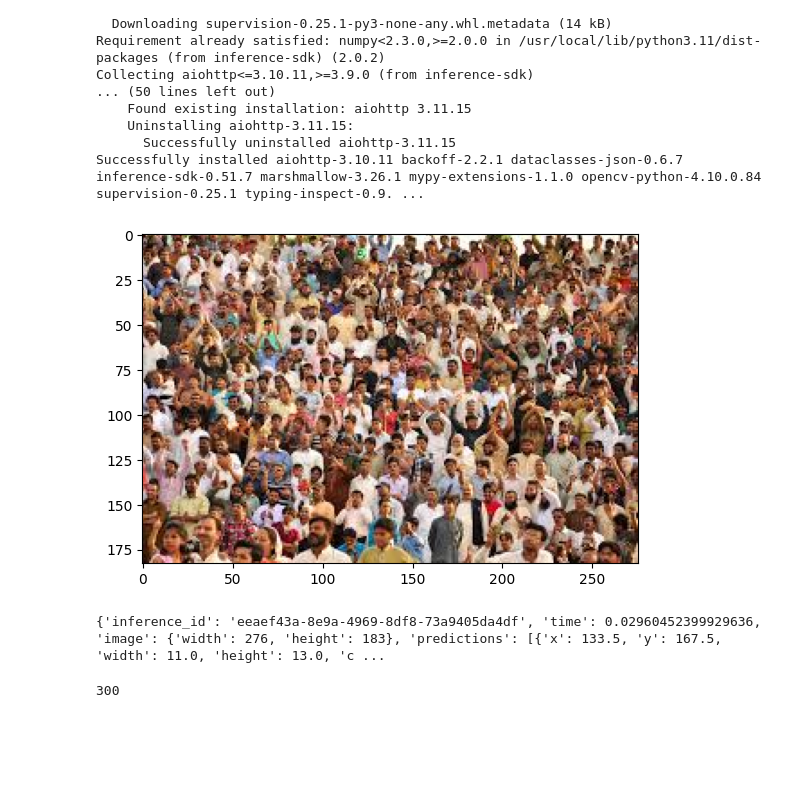
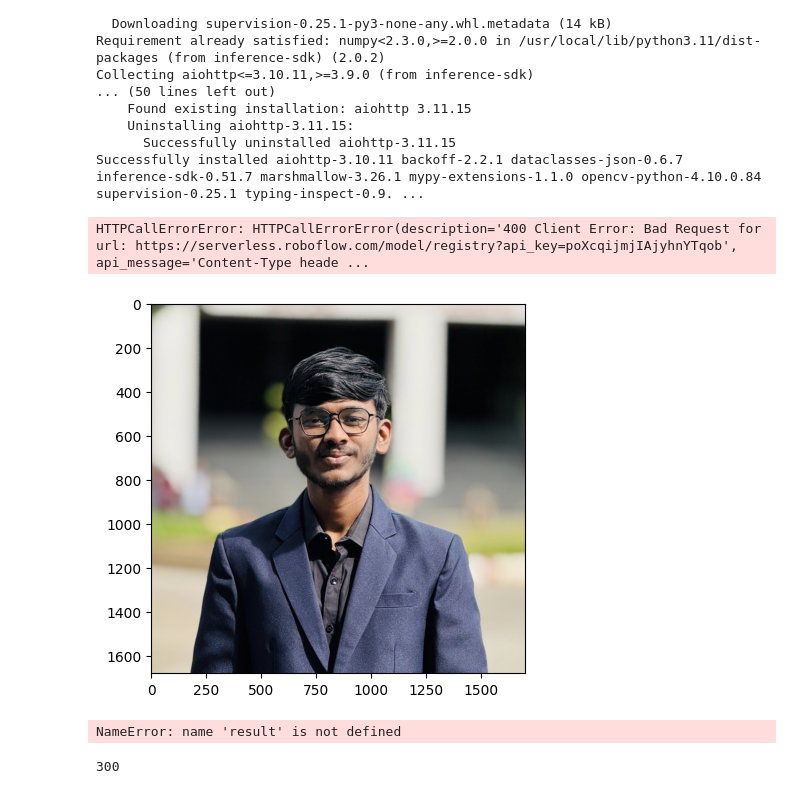
Before and after one commit to RohanSali/Drone-Surveillance-System, a Jupyter notebook: Notebooks/Roboflow_Crowd_Detection.ipynb, the cells around one changed output. Cells and saved outputs as stored; diff of their text form; code cells hidden in the pictures; blank space fills up the shorter version.

```diff
--- a/Notebooks/Roboflow_Crowd_Detection.ipynb
+++ b/Notebooks/Roboflow_Crowd_Detection.ipynb
@@ -21,22 +21,23 @@ Successfully installed aiohttp-3.10.11 backoff-2.2.1 dataclasses-json-0.6.7 infe
 # %%
 from inference_sdk import InferenceHTTPClient
 import matplotlib.pyplot as plt
 
 
 CLIENT = InferenceHTTPClient(
     api_url="https://serverless.roboflow.com",
     api_key="poXcqijmjIAjyhnYTqob"
 )
-your_image = '/content/images.jpg'
+your_image = 'D:\Drone Surveillance System\Inference Engine\lost_person\image1.jpg'
 plt.imshow(plt.imread(your_image))
 
 result = CLIENT.infer(your_image, model_id="crowd-density-estimation/3")
 # %% [output]
+HTTPCallErrorError: HTTPCallErrorError(description='400 Client Error: Bad Request for url: https://serverless.roboflow.com/model/registry?api_key=poXcqijmjIAjyhnYTqob', api_message='Content-Type heade ...
-[figure, old version]
+[figure, new version]
 # %%
 print(result)
 # %% [output]
-{'inference_id': 'eeaef43a-8e9a-4969-8df8-73a9405da4df', 'time': 0.02960452399929636, 'image': {'width': 276, 'height': 183}, 'predictions': [{'x': 133.5, 'y': 167.5, 'width': 11.0, 'height': 13.0, 'c ...
+NameError: name 'result' is not defined
 # %%
 print(len(result['predictions']))
 # %% [output]
```
Also changed, not shown: 4 other files.
